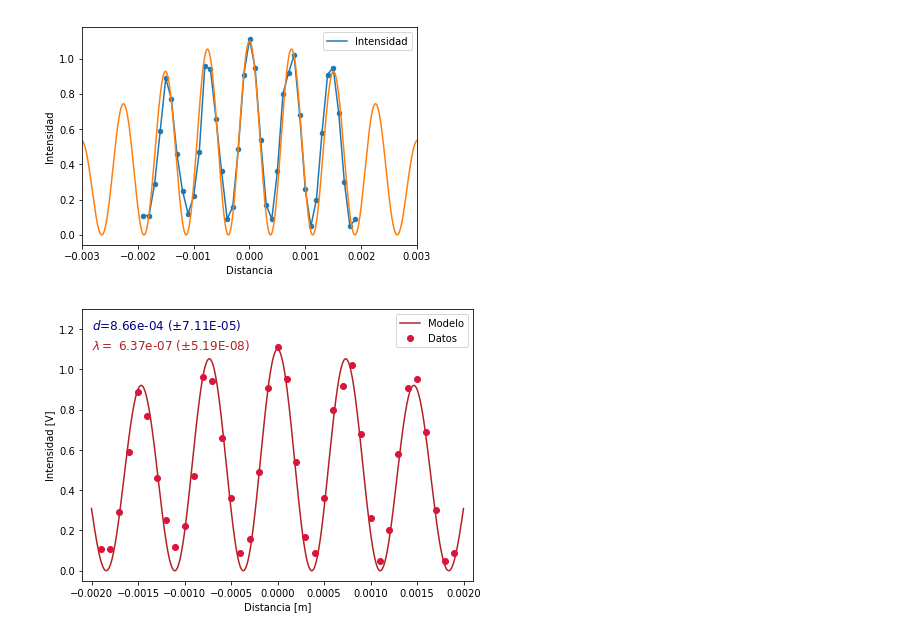
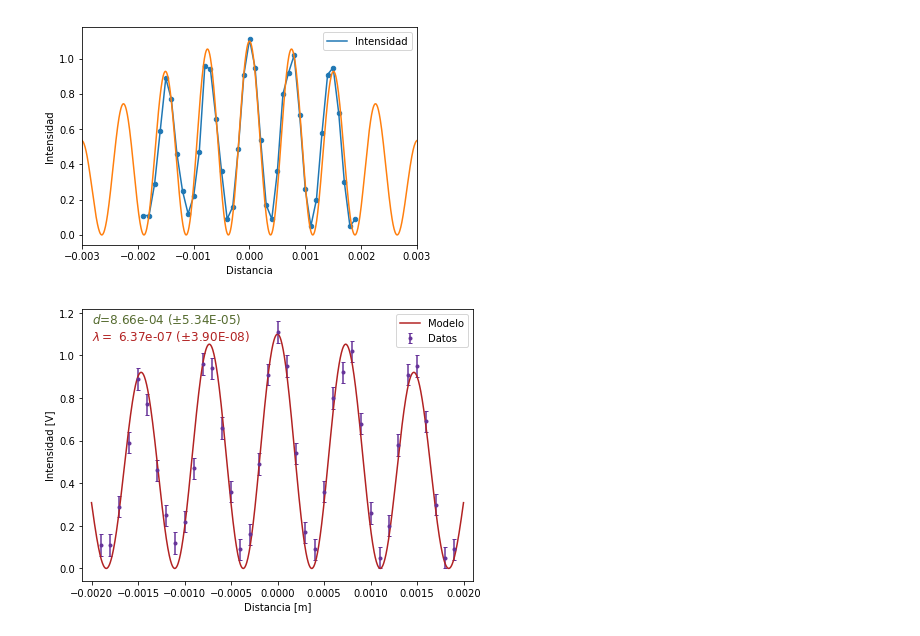
Before and after one commit to jamontanac/Laboratorio-Avanzado, a Jupyter notebook: Double_Slit/Laser_rojo.ipynb, the cells around one changed output. Cells and saved outputs as stored; diff of their text form; code cells hidden in the pictures.

```diff
--- a/Double_Slit/Laser_rojo.ipynb
+++ b/Double_Slit/Laser_rojo.ipynb
@@ -16,7 +16,9 @@ datos=datos.drop("ruido en 0", axis=1)
 datos=datos.sort_values("Distancia")
 datos=datos[np.abs(datos.Distancia)<2].reset_index(drop=True)
 datos.Distancia=datos.Distancia/1000
-datos.Distancia.iloc[np.argmin(np.abs(datos.Distancia))]=1E-6
+datos.Distancia.iloc[np.abs(datos.Distancia).values.argmin()]=1E-6
+#datos.Distancia.iloc[np.argmin(np.abs(datos.Distancia))]=1E-6
+datos["Error"]=0.1/2.0 *np.ones(len(datos))
 # %%
 def Intensidad_difraccion(alpha):
     return (np.sin(alpha)/alpha)**2
@@ -44,18 +46,22 @@ plt.plot(y,modelo_interferencia(y,88.6*10**(-5),670*10**(-9)))
 [figure]
 # %%
 p0 = [88.6*10**(-5),670*10**(-9)]
-popt, pcov = curve_fit(modelo_interferencia, xdata=np.array(datos.Distancia), ydata=np.array(datos.Intensidad), p0=p0)
+popt, pcov = curve_fit(modelo_interferencia, xdata=np.array(datos.Distancia), ydata=np.array(datos.Intensidad), p0=p0,sigma=np.array(datos.Error),absolute_sigma= True)
 perr = np.sqrt(np.diag(pcov))
 # %%
+plt.figure(figsize=(7,5))
 y=np.linspace(-2.0/1000,2.0/1000,1000)
-datos.plot("Distancia","Intensidad",kind="scatter",s=7,figsize=(7,5),c="k",xlim=(-2.1/1000,2.1/1000),ylim=(-0.05,1.3))
-plt.errorbar(datos.Distancia,datos.Intensidad,fmt="o",label="Datos",color="crimson")
+#datos.plot("Distancia","Intensidad",kind="scatter",s=7,figsize=(7,5),c="k",xlim=(-2.1/1000,2.1/1000),ylim=(-0.05,1.3))
+plt.errorbar(datos.Distancia,datos.Intensidad,fmt="o",yerr=np.array(datos.Error),label="Datos",color="rebeccapurple",ms=3,capsize=2)
 plt.plot(y,modelo_interferencia(y,popt[0],popt[1]),label="Modelo",color="firebrick")
 plt.legend(loc="best")
-plt.text(np.min(y),1.2,r"$d$={:0.2e} ($\pm${:0.2E})".format(popt[0],perr[0]),fontsize=12,color="navy")
-plt.text(np.min(y),1.2-0.1,r"$\lambda=$ {:0.2e} ($\pm${:0.2E})".format(popt[1],perr[1]),fontsize=12,color="firebrick")
+plt.text(np.min(y),1.15,r"$d$={:0.2e} ($\pm${:0.2E})".format(popt[0],perr[0]),fontsize=12,color="darkolivegreen")
+plt.text(np.min(y),1.2-0.13,r"$\lambda=$ {:0.2e} ($\pm${:0.2E})".format(popt[1],perr[1]),fontsize=12,color="firebrick")
 plt.xlabel("Distancia [m]")
 plt.ylabel("Intensidad [V]")
+plt.xlim(-2.1/1000,2.1/1000)
+plt.ylim=(-0.05,3.5)
+plt.savefig("..")
 plt.show()
 # %% [output]
-[figure, old version]
+[figure, new version]
```
Also changed, not shown: parts of 1 cell of this notebook.
